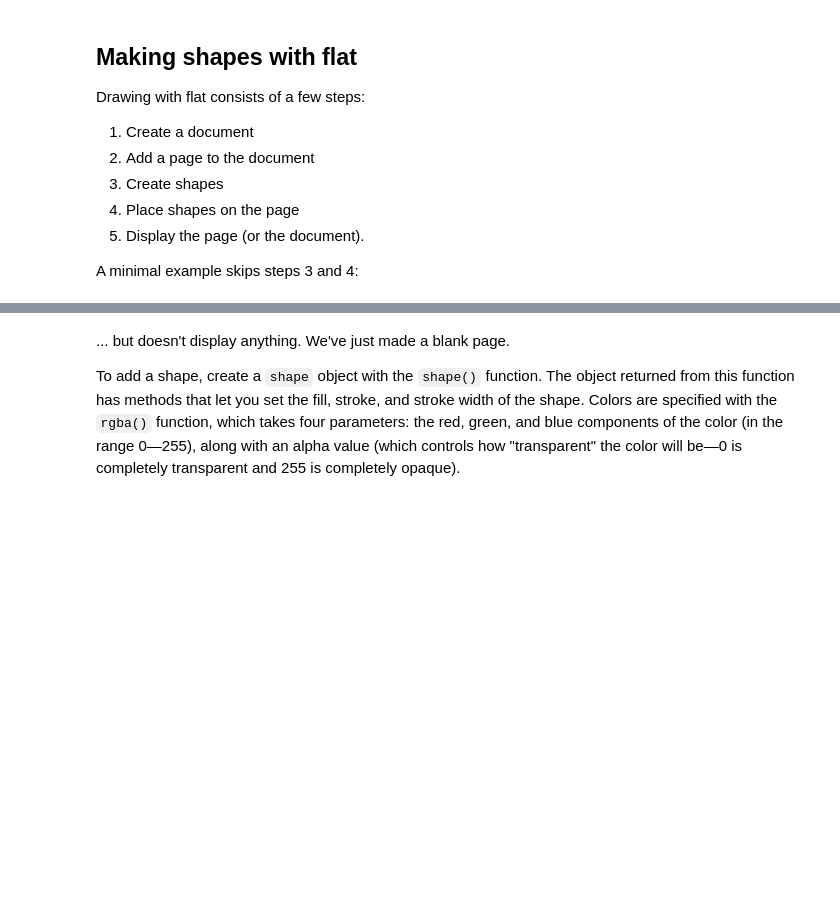
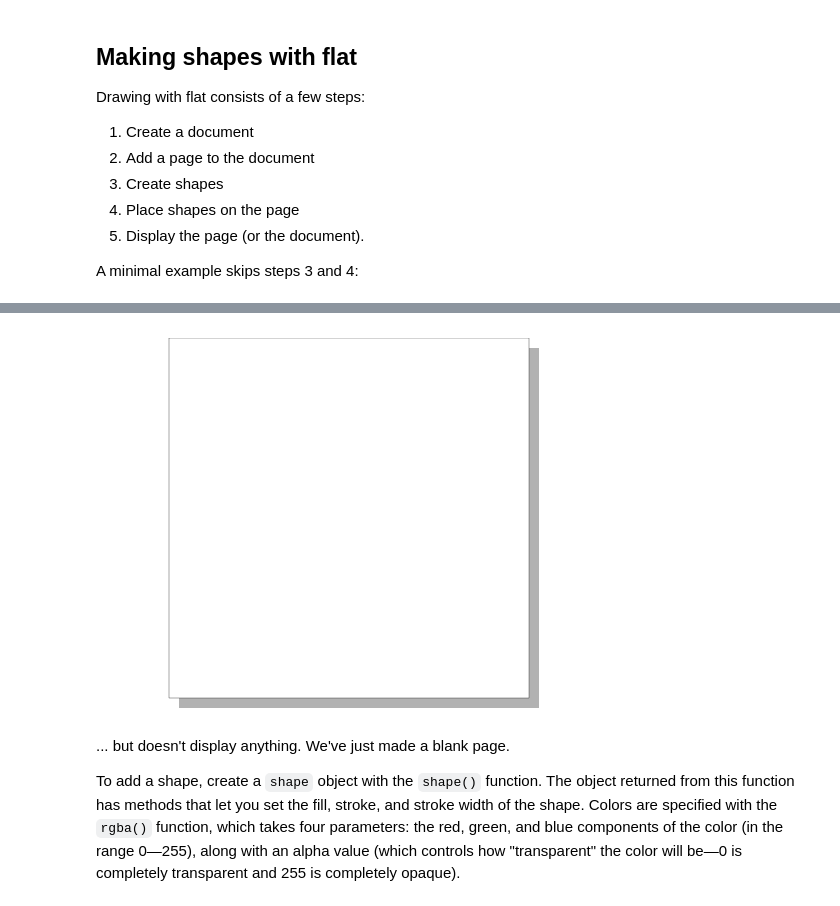
Before and after one commit to aparrish/material-of-language, a Jupyter notebook: flat-asemic-writing.ipynb, the cells around one changed output, grey strips where cells are left out. Drawn from its saved outputs; the diff is of its cells as text; code cells hidden in the pictures; blank space fills up the shorter version.

```diff
--- a/flat-asemic-writing.ipynb
+++ b/flat-asemic-writing.ipynb
@@ -66,3 +92,9 @@ show(page) # show the page
+# %%
+vsk = vsketch.Vsketch()
+vsk.size("100mm", "100mm")
+vsk.display()
+# %% [output]
+[figure, added]
 # %% [markdown]
 ... but doesn't display anything. We've just made a blank page.
 
```
Also changed, not shown: parts of 45 cells of this notebook, 6 other files.
